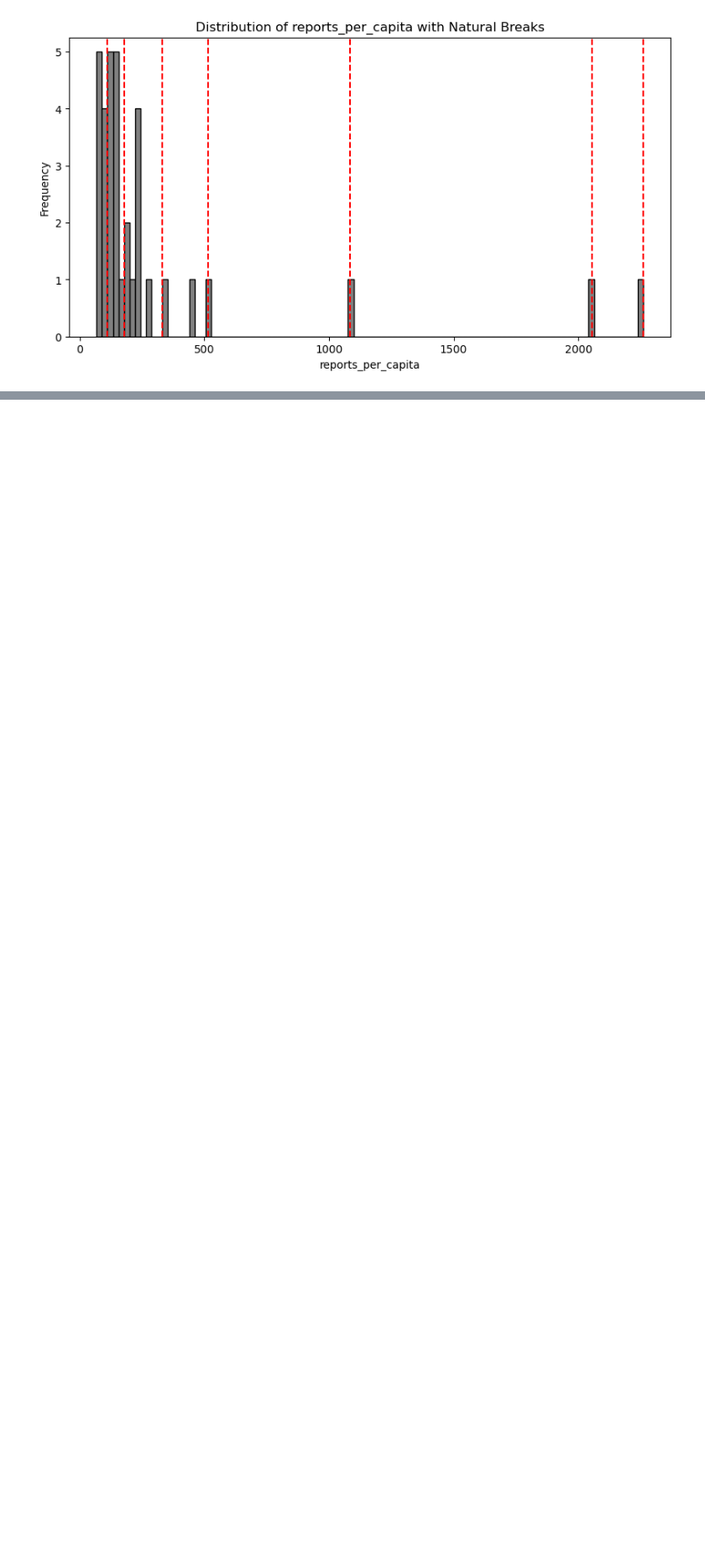
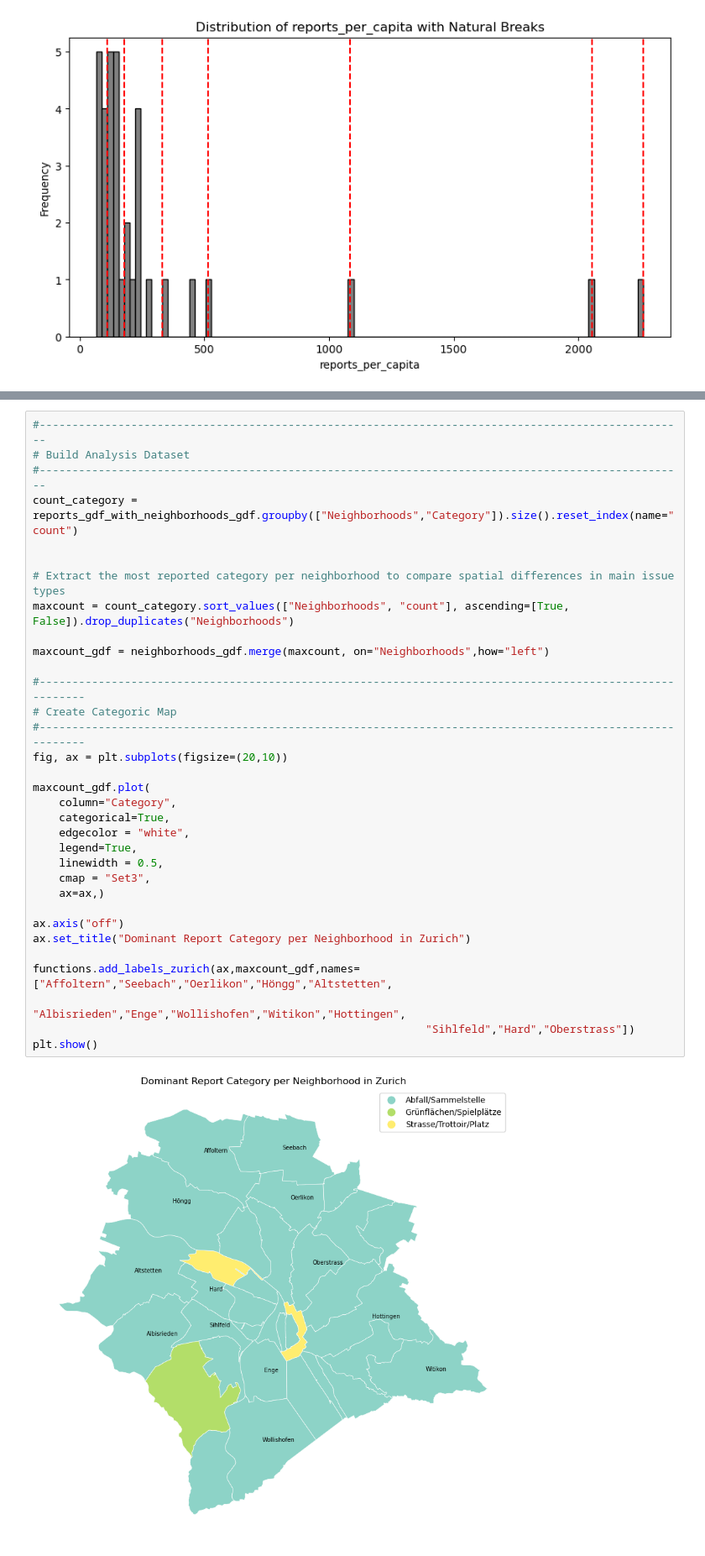
Before and after one commit to arisenn02/ESS341_Project_Arina_Senn, a Jupyter notebook: notebooks/new_zurich_urban_issues.ipynb, the cells around one changed output, grey strips where cells are left out. Shown at 84% size. Saved outputs shown, nothing was run; the diff lists cells and outputs as text; blank space fills up the shorter version.

```diff
--- a/notebooks/new_zurich_urban_issues.ipynb
+++ b/notebooks/new_zurich_urban_issues.ipynb
@@ -147,0 +152,35 @@ functions.histogram_natural_breaks(reports_count_pop_gdf,column="reports_per_cap
+# %%
+#---------------------------------------------------------------------------------------------------
+# Build Analysis Dataset
+#---------------------------------------------------------------------------------------------------
+count_category = reports_gdf_with_neighborhoods_gdf.groupby(["Neighborhoods","Category"]).size().reset_index(name="count")
+
+
+# Extract the most reported category per neighborhood to compare spatial differences in main issue types
+maxcount = count_category.sort_values(["Neighborhoods", "count"], ascending=[True, False]).drop_duplicates("Neighborhoods")
+
+maxcount_gdf = neighborhoods_gdf.merge(maxcount, on="Neighborhoods",how="left")
+
+#---------------------------------------------------------------------------------------------------------
+# Create Categoric Map
+#---------------------------------------------------------------------------------------------------------
+fig, ax = plt.subplots(figsize=(20,10))
+
+maxcount_gdf.plot(
+    column="Category",
+    categorical=True,
+    edgecolor = "white",
+    legend=True,
+    linewidth = 0.5,
+    cmap = "Set3",
+    ax=ax,)
+
+ax.axis("off")
+ax.set_title("Dominant Report Category per Neighborhood in Zurich")
+
+functions.add_labels_zurich(ax,maxcount_gdf,names=["Affoltern","Seebach","Oerlikon","Höngg","Altstetten",
+                                                            "Albisrieden","Enge","Wollishofen","Witikon","Hottingen",
+                                                            "Sihlfeld","Hard","Oberstrass"])
+plt.show()
+# %% [output]
+[figure, added]
```
Also changed, not shown: parts of 9 cells of this notebook, 2 other files.
